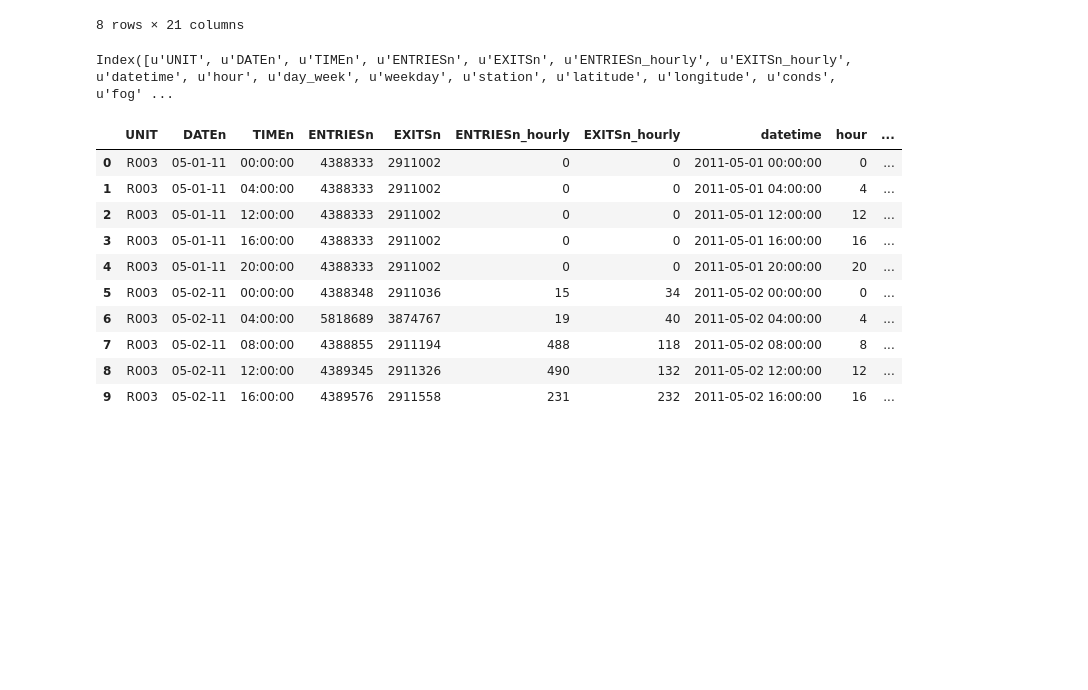
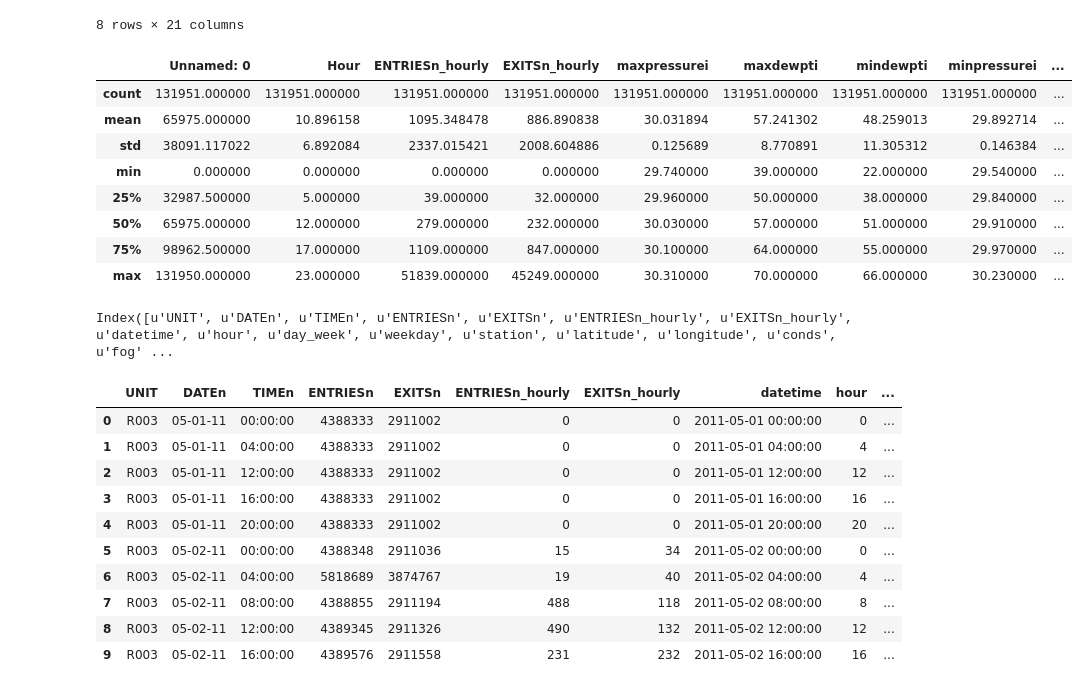
Before and after one commit to UC89/dataScienceStuff, a Jupyter notebook: project_1.ipynb, the cells around one changed output. Drawn from its saved outputs; the diff is of its cells as text; code cells hidden in the pictures; blank space fills up the shorter version.

```diff
--- a/project_1.ipynb
+++ b/project_1.ipynb
@@ -29,6 +28,7 @@ from sklearn.metrics import r2_score
 from IPython.display import HTML, Javascript, display
 # %%
 improved_dataset = pd.read_csv('improved-dataset/turnstile_weather_v2.csv')
+regular_dataset = pd.read_csv('turnstile_data_master_with_weather.csv')
 #regular_dataset = pd.read_csv('turnstile_data_master_with_weather.csv')
 improved_dataset['meantempi']=improved_dataset['meantempi'].round(decimals=0)
 # %%
@@ -44,6 +44,18 @@ improved_dataset.describe()
 | 75% | 3.263049e+07 | 2.393771e+07 | 2255.000000 | 1537.000000 | 16.000000 | 5.000000 | 1.000000 | 40.759123 | -73.907733 | ... |
 | max | 2.357746e+08 | 1.493782e+08 | 32814.000000 | 34828.000000 | 20.000000 | 6.000000 | 1.000000 | 40.889185 | -73.755383 | ... |
 8 rows × 21 columns
+# %%
+regular_dataset.describe()
+# %% [output]
+|  | Unnamed: 0 | Hour | ENTRIESn_hourly | EXITSn_hourly | maxpressurei | maxdewpti | mindewpti | minpressurei | ... |
+| count | 131951.000000 | 131951.000000 | 131951.000000 | 131951.000000 | 131951.000000 | 131951.000000 | 131951.000000 | 131951.000000 | ... |
+| mean | 65975.000000 | 10.896158 | 1095.348478 | 886.890838 | 30.031894 | 57.241302 | 48.259013 | 29.892714 | ... |
+| std | 38091.117022 | 6.892084 | 2337.015421 | 2008.604886 | 0.125689 | 8.770891 | 11.305312 | 0.146384 | ... |
+| min | 0.000000 | 0.000000 | 0.000000 | 0.000000 | 29.740000 | 39.000000 | 22.000000 | 29.540000 | ... |
+| 25% | 32987.500000 | 5.000000 | 39.000000 | 32.000000 | 29.960000 | 50.000000 | 38.000000 | 29.840000 | ... |
+| 50% | 65975.000000 | 12.000000 | 279.000000 | 232.000000 | 30.030000 | 57.000000 | 51.000000 | 29.910000 | ... |
+| 75% | 98962.500000 | 17.000000 | 1109.000000 | 847.000000 | 30.100000 | 64.000000 | 55.000000 | 29.970000 | ... |
+| max | 131950.000000 | 23.000000 | 51839.000000 | 45249.000000 | 30.310000 | 70.000000 | 66.000000 | 30.230000 | ... |
 # %%
 improved_dataset.columns
 # %% [output]
```
Also changed, not shown: parts of 8 cells of this notebook.
